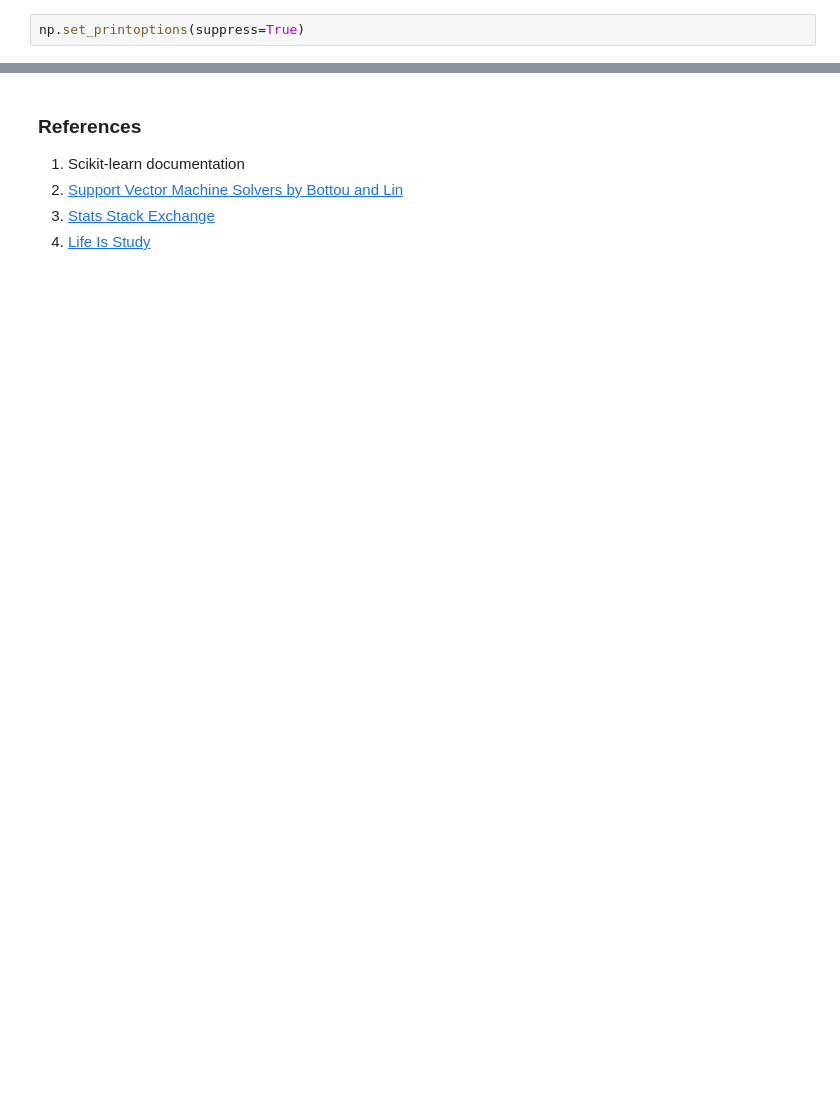
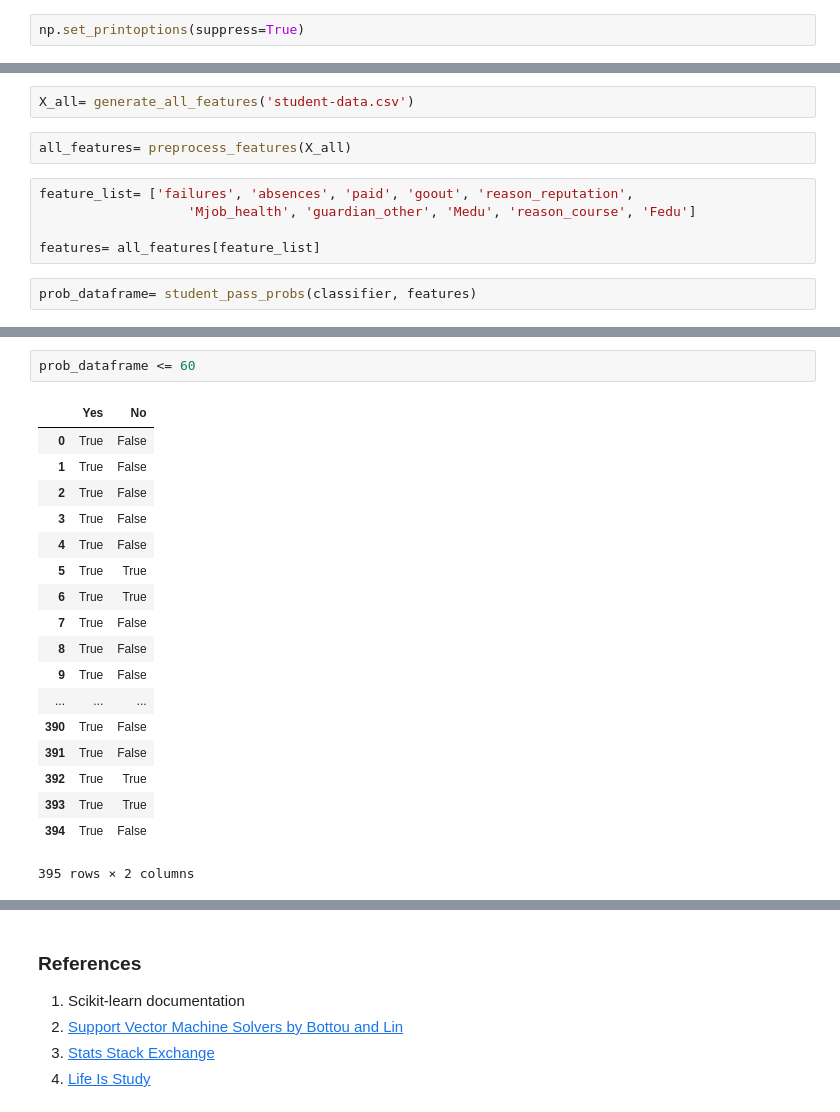
Before and after one commit to baumanab/Udacity_MachineLearningEngineer_ND, a Jupyter notebook: projects/student_intervention/student_intervention.ipynb, the cells around one changed output, grey strips where cells are left out. Cells and saved outputs as stored; diff of their text form; blank space fills up the shorter version.

Commit message:
add set of functions that run pipeline of entrire feature processing and selection process to ultimately return DataFrames and csv exports of student pass probabilities

```diff
--- a/projects/student_intervention/student_intervention.ipynb
+++ b/projects/student_intervention/student_intervention.ipynb
@@ -1239,0 +1509,11 @@ lowest
+# %%
+X_all= generate_all_features('student-data.csv')
+# %%
+all_features= preprocess_features(X_all)
+# %%
+feature_list= ['failures', 'absences', 'paid', 'goout', 'reason_reputation',
+                   'Mjob_health', 'guardian_other', 'Medu', 'reason_course', 'Fedu']
+
+features= all_features[feature_list]
+# %%
+prob_dataframe= student_pass_probs(classifier, features)
@@ -1239,0 +1534,21 @@ lowest
+# %%
+prob_dataframe <= 60
+# %% [output]
+|  | Yes | No |
+| 0 | True | False |
+| 1 | True | False |
+| 2 | True | False |
+| 3 | True | False |
+| 4 | True | False |
+| 5 | True | True |
+| 6 | True | True |
+| 7 | True | False |
+| 8 | True | False |
+| 9 | True | False |
+| ... | ... | ... |
+| 390 | True | False |
+| 391 | True | False |
+| 392 | True | True |
+| 393 | True | True |
+| 394 | True | False |
+395 rows × 2 columns
```
Also changed, not shown: parts of 29 cells of this notebook, 8 other files.
